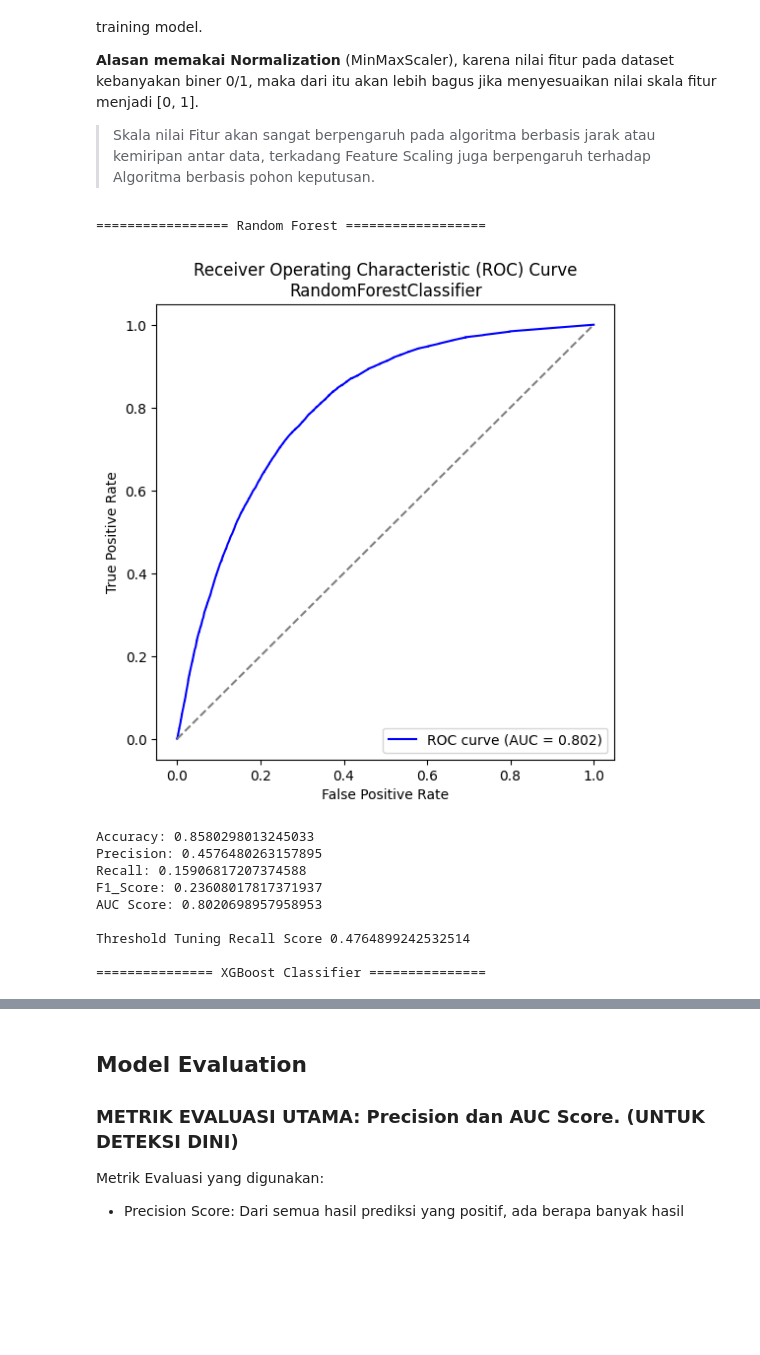
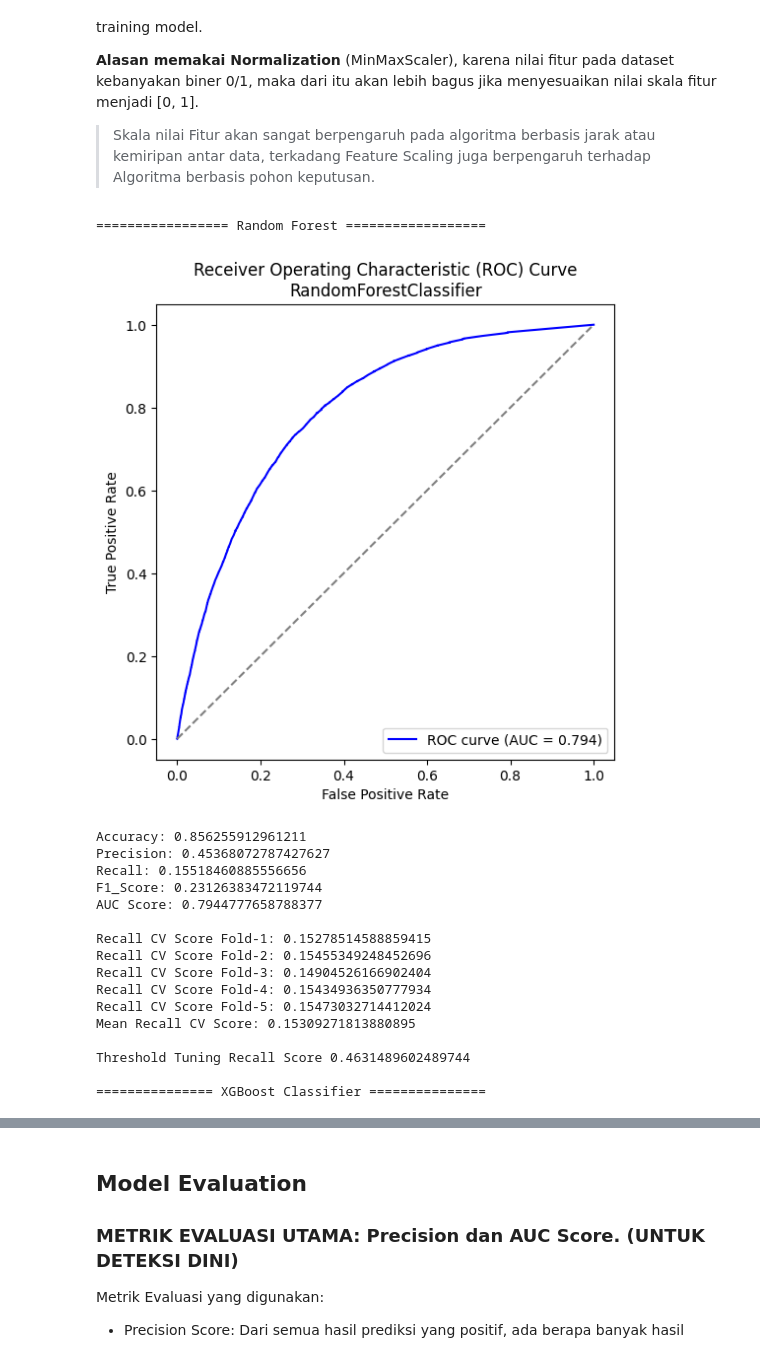
Before and after one commit to Ariqueeezz/Deployment-Test, a Jupyter notebook: Production_DiabetesPrediction.ipynb, the cells around one changed output, grey strips where cells are left out. Drawn from its saved outputs; the diff is of its cells as text; code cells hidden in the pictures; blank space fills up the shorter version.

Commit message:
Menambahkan stratify pada split dan CV

```diff
--- a/Production_DiabetesPrediction.ipynb
+++ b/Production_DiabetesPrediction.ipynb
@@ -216,7 +216,7 @@ Algoritma akan mengira bahwa BMI adalah Fitur paling penting/berkontribusi karen
 X = data.drop(columns=['Diabetes_binary'])
 y = data['Diabetes_binary']
 
-X_train, X_test, y_train, y_test = train_test_split(X, y, test_size=0.2, random_state=42)
+X_train, X_test, y_train, y_test = train_test_split(X, y, test_size=0.2, random_state=42, stratify=y)
 # %%
 rfc = RandomForestClassifier(random_state=42, class_weight='balanced_subsample', n_estimators=200)
 xgb = XGBClassifier(random_state=42, scale_pos_weight=10, n_estimators=200)
@@ -238,17 +238,16 @@ for model_name, model, param in models:
         ('model', model)
     ])
 
-    # if (model_name == "XGBoost Classifier"):
-    #   grid_search = GridSearchCV(model, param_grid=param, cv=2, verbose=0, scoring='roc_auc')
-    #   grid_search.fit(X_train, y_train)
-    #   pipeline = grid_search.best_estimator_
-    #   best_params = grid_search.best_params_
 
     # Model Training
     pipeline.fit(X_train, y_train)
     y_pred = pipeline.predict(X_test)
     y_prob = pipeline.predict_proba(X_test)[:, 1]
 
+    # Cross Validation
+    cv_scores = cross_val_score(pipeline, X_train, y_train, cv=5, scoring='recall')
+
+    # Evaluation
     accuracy = accuracy_score(y_test, y_pred)
     precision = precision_score(y_test, y_pred)
     recall = recall_score(y_test, y_pred)
@@ -272,42 +271,52 @@ for model_name, model, param in models:
     plt.figure(figsize=(6,6))
     plt.plot(fpr, tpr, color='blue', label='ROC curve (AUC = %0.3f)' % roc_auc)
     plt.plot([0, 1], [0, 1], color='gray', linestyle='--')
     plt.xlabel('False Positive Rate')
     plt.ylabel('True Positive Rate')
     plt.title(f'Receiver Operating Characteristic (ROC) Curve\n{model.__class__.__name__}')
     plt.legend(loc="lower right")
     plt.show()
 
     print(f"Accuracy: {accuracy}")
     print(f"Precision: {precision}")
     print(f"Recall: {recall}")
     print(f"F1_Score: {f1}")
-    print(f"AUC Score: {roc_auc}")
-    # print(f"Hyperparameter: {best_params}")
+    print(f"AUC Score: {roc_auc}\n")
+
+    for i, score in enumerate(cv_scores):
+      print(f"Recall CV Score Fold-{i+1}: {score}")
+    print(f"Mean Recall CV Score: {cv_scores.mean()}")
     print()
 
     threshold = 0.3
     y_pred_adjusted = (y_prob >= threshold).astype(int)
 
     print(f"Threshold Tuning Recall Score {recall_score(y_test, y_pred_adjusted)}")
     print()
 
     if recall > best_score:
         best_score = recall
         best_model = pipeline
 
 print(f"Best Model:")
 print(f"Recall Score Test: {best_score}")
 print(f"Best Model: {best_model} with recall {best_score:.2f}")
 # %% [output]
 ================= Random Forest ==================
-[figure, old version]
+[figure, new version]
-Accuracy: 0.8580298013245033
-Precision: 0.4576480263157895
-Recall: 0.15906817207374588
-F1_Score: 0.23608017817371937
-AUC Score: 0.8020698957958953
+Accuracy: 0.856255912961211
+Precision: 0.45368072787427627
+Recall: 0.15518460885556656
+F1_Score: 0.23126383472119744
+AUC Score: 0.7944777658788377
 
-Threshold Tuning Recall Score 0.4764899242532514
+Recall CV Score Fold-1: 0.15278514588859415
+Recall CV Score Fold-2: 0.15455349248452696
+Recall CV Score Fold-3: 0.14904526166902404
+Recall CV Score Fold-4: 0.15434936350777934
+Recall CV Score Fold-5: 0.15473032714412024
+Mean Recall CV Score: 0.15309271813880895
+
+Threshold Tuning Recall Score 0.4631489602489744
 
 =============== XGBoost Classifier ===============
```
Also changed, not shown: parts of 6 cells of this notebook.
